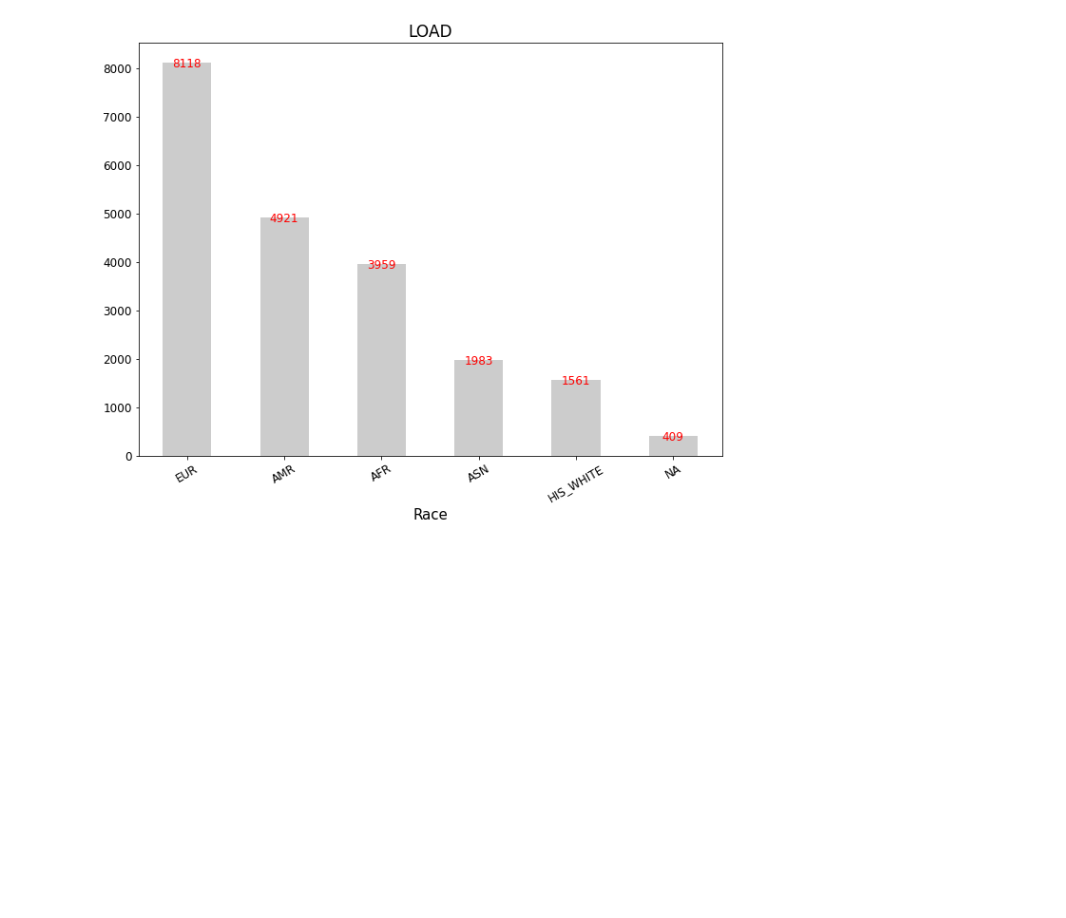
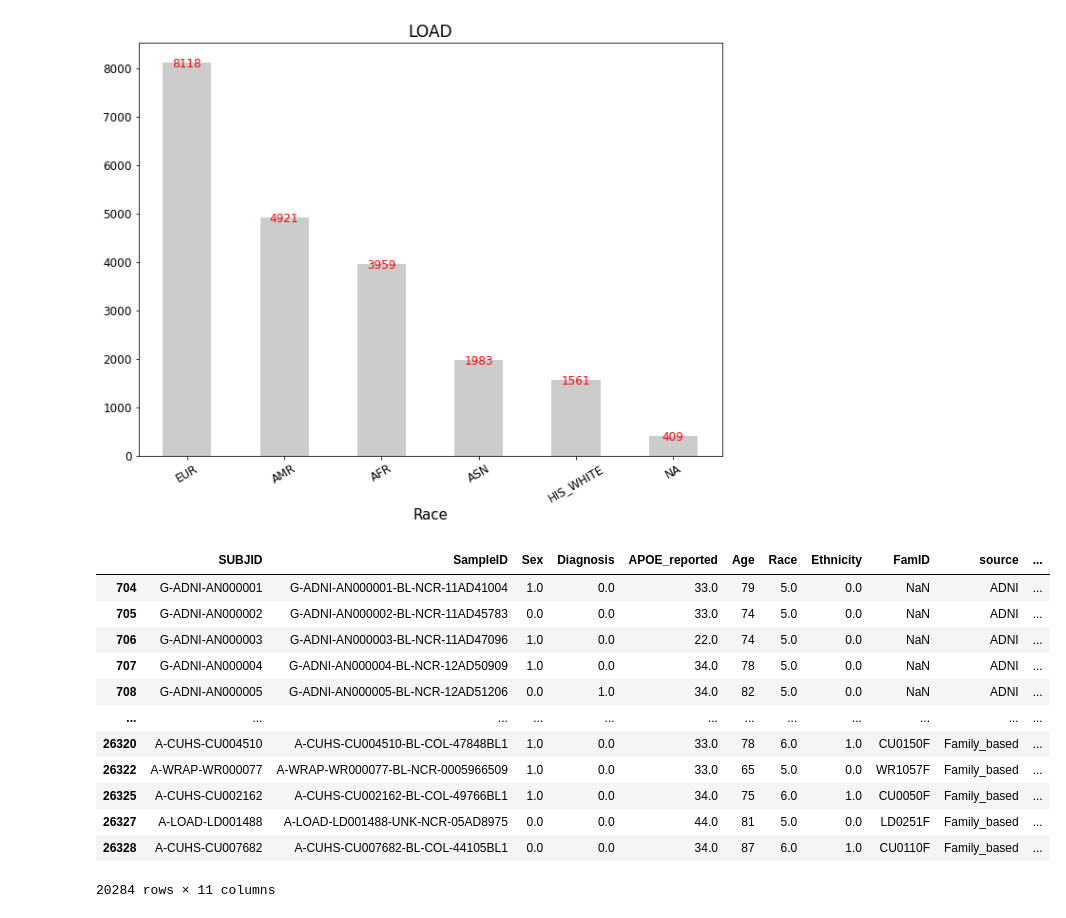
Before and after one commit to teresa-sansan/ADSP_polyfun, a Jupyter notebook: data_processing/phenotype/merge_pheno_36k_mergelisan.ipynb, the cells around one changed output. Saved outputs shown, nothing was run; the diff lists cells and outputs as text; code cells hidden in the pictures; blank space fills up the shorter version.

```diff
--- a/data_processing/phenotype/merge_pheno_36k_mergelisan.ipynb
+++ b/data_processing/phenotype/merge_pheno_36k_mergelisan.ipynb
@@ -581,3 +581,19 @@ AxesSubplot(0.125,0.125;0.775x0.755)
 # %%
 pheno_fin_LOAD.to_csv(path +'pheno_LOAD_redo_his.tsv',sep = '\t', index = False)
 pheno_fin.to_csv(path +'pheno_redo_his.tsv',sep = '\t', index = False)
+# %%
+pheno_fin_LOAD[pheno_fin_LOAD.SampleID != pheno_fin_LOAD.SUBJID]
+# %% [output]
+|  | SUBJID | SampleID | Sex | Diagnosis | APOE_reported | Age | Race | Ethnicity | FamID | source | ... |
+| 704 | G-ADNI-AN000001 | G-ADNI-AN000001-BL-NCR-11AD41004 | 1.0 | 0.0 | 33.0 | 79 | 5.0 | 0.0 | NaN | ADNI | ... |
+| 705 | G-ADNI-AN000002 | G-ADNI-AN000002-BL-NCR-11AD45783 | 0.0 | 0.0 | 33.0 | 74 | 5.0 | 0.0 | NaN | ADNI | ... |
+| 706 | G-ADNI-AN000003 | G-ADNI-AN000003-BL-NCR-11AD47096 | 1.0 | 0.0 | 22.0 | 74 | 5.0 | 0.0 | NaN | ADNI | ... |
+| 707 | G-ADNI-AN000004 | G-ADNI-AN000004-BL-NCR-12AD50909 | 1.0 | 0.0 | 34.0 | 78 | 5.0 | 0.0 | NaN | ADNI | ... |
+| 708 | G-ADNI-AN000005 | G-ADNI-AN000005-BL-NCR-12AD51206 | 0.0 | 1.0 | 34.0 | 82 | 5.0 | 0.0 | NaN | ADNI | ... |
+| ... | ... | ... | ... | ... | ... | ... | ... | ... | ... | ... | ... |
+| 26320 | A-CUHS-CU004510 | A-CUHS-CU004510-BL-COL-47848BL1 | 1.0 | 0.0 | 33.0 | 78 | 6.0 | 1.0 | CU0150F | Family_based | ... |
+| 26322 | A-WRAP-WR000077 | A-WRAP-WR000077-BL-NCR-0005966509 | 1.0 | 0.0 | 33.0 | 65 | 5.0 | 0.0 | WR1057F | Family_based | ... |
+| 26325 | A-CUHS-CU002162 | A-CUHS-CU002162-BL-COL-49766BL1 | 1.0 | 0.0 | 34.0 | 75 | 6.0 | 1.0 | CU0050F | Family_based | ... |
+| 26327 | A-LOAD-LD001488 | A-LOAD-LD001488-UNK-NCR-05AD8975 | 0.0 | 0.0 | 44.0 | 81 | 5.0 | 0.0 | LD0251F | Family_based | ... |
+| 26328 | A-CUHS-CU007682 | A-CUHS-CU007682-BL-COL-44105BL1 | 0.0 | 0.0 | 34.0 | 87 | 6.0 | 1.0 | CU0110F | Family_based | ... |
+20284 rows × 11 columns
```
